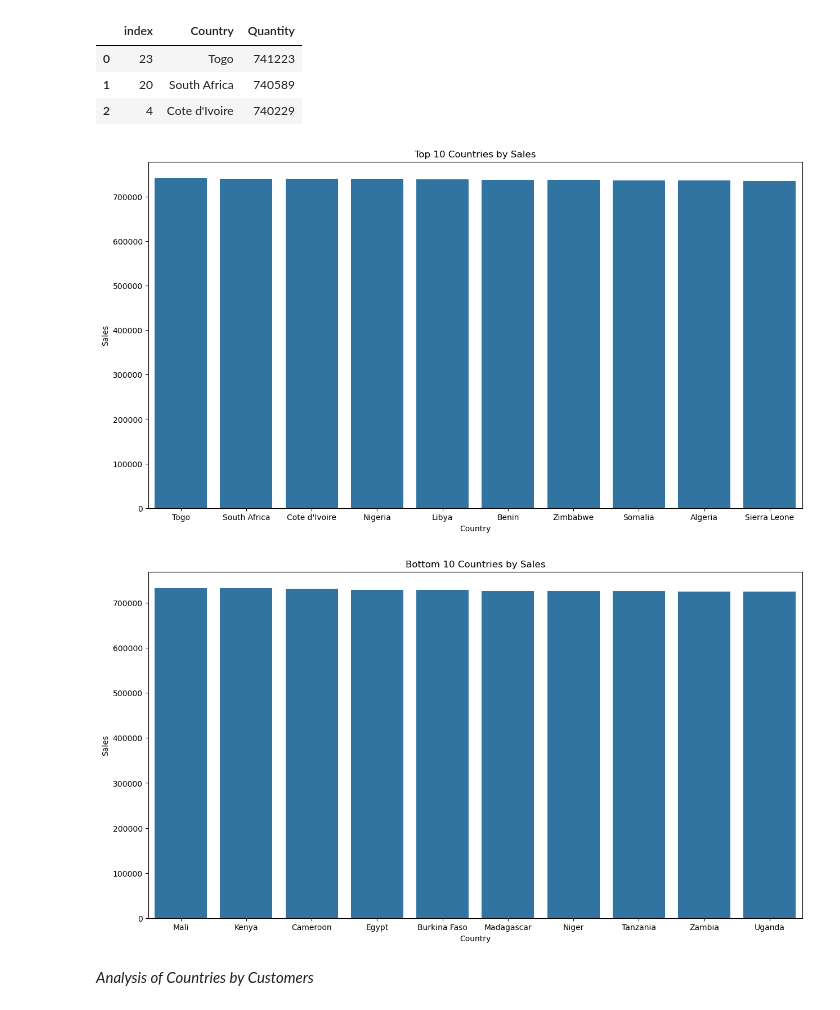
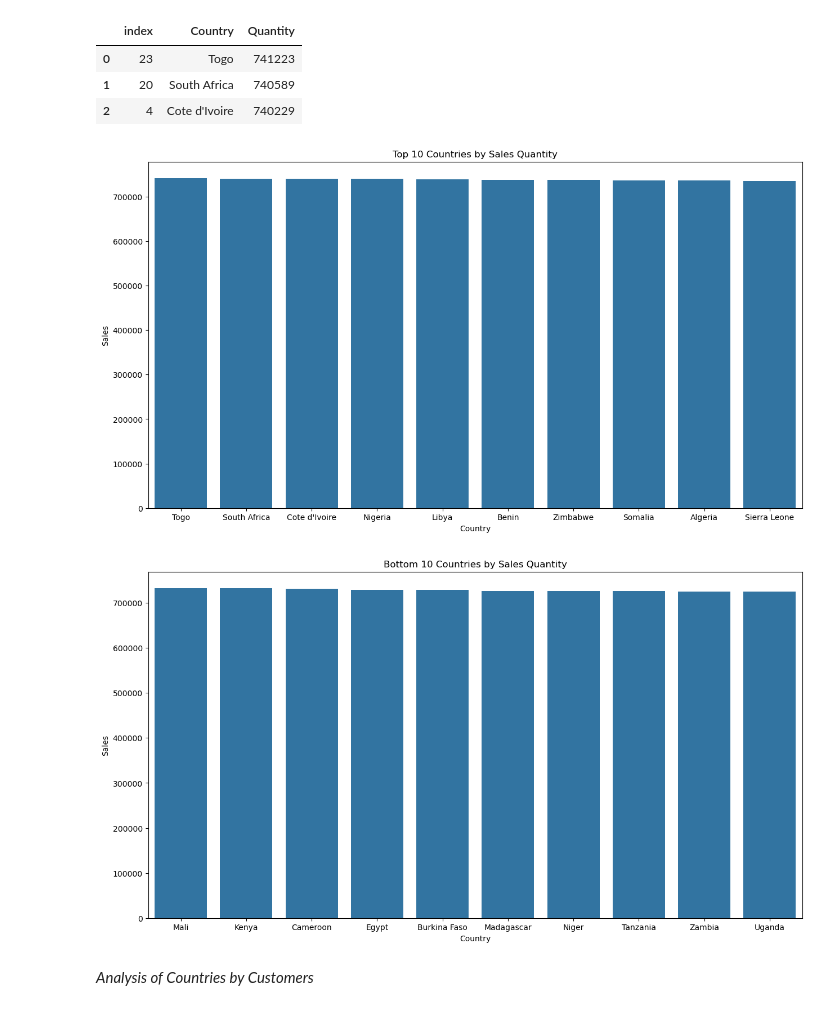
Before and after one commit to kconana/customer-retention-analysis-II, a Jupyter notebook: notebooks/kingsley-solution.ipynb, the cells around one changed output. Saved outputs shown, nothing was run; the diff lists cells and outputs as text; code cells hidden in the pictures.

```diff
--- a/notebooks/kingsley-solution.ipynb
+++ b/notebooks/kingsley-solution.ipynb
@@ -132,15 +132,15 @@ quantity_by_country.head(3)
 # %%
 top_10_countries = quantity_by_country.head(10)
 
 plt.figure(figsize = (15,8))
 ax = sns.barplot(x = "Country", y = "Quantity", data = top_10_countries)
 
 plt.xlabel("Country")
 plt.ylabel("Sales")
-plt.title("Top 10 Countries by Sales")
+plt.title("Top 10 Countries by Sales Quantity")
 plt.show()
 # %% [output]
-[figure, old version]
+[figure, new version]
 # %%
 bottom_10_countries = quantity_by_country.tail(10)
 
@@ -149,10 +149,10 @@ ax = sns.barplot(x = "Country", y = "Quantity", data = bottom_10_countries)
 
 plt.xlabel("Country")
 plt.ylabel("Sales")
-plt.title("Bottom 10 Countries by Sales")
+plt.title("Bottom 10 Countries by Sales Quantity")
 plt.show()
 # %% [output]
-[figure, old version]
+[figure, new version]
 # %% [markdown]
 *Analysis of Countries by Customers*
 # %%
```
Also changed, not shown: parts of 38 cells of this notebook.
